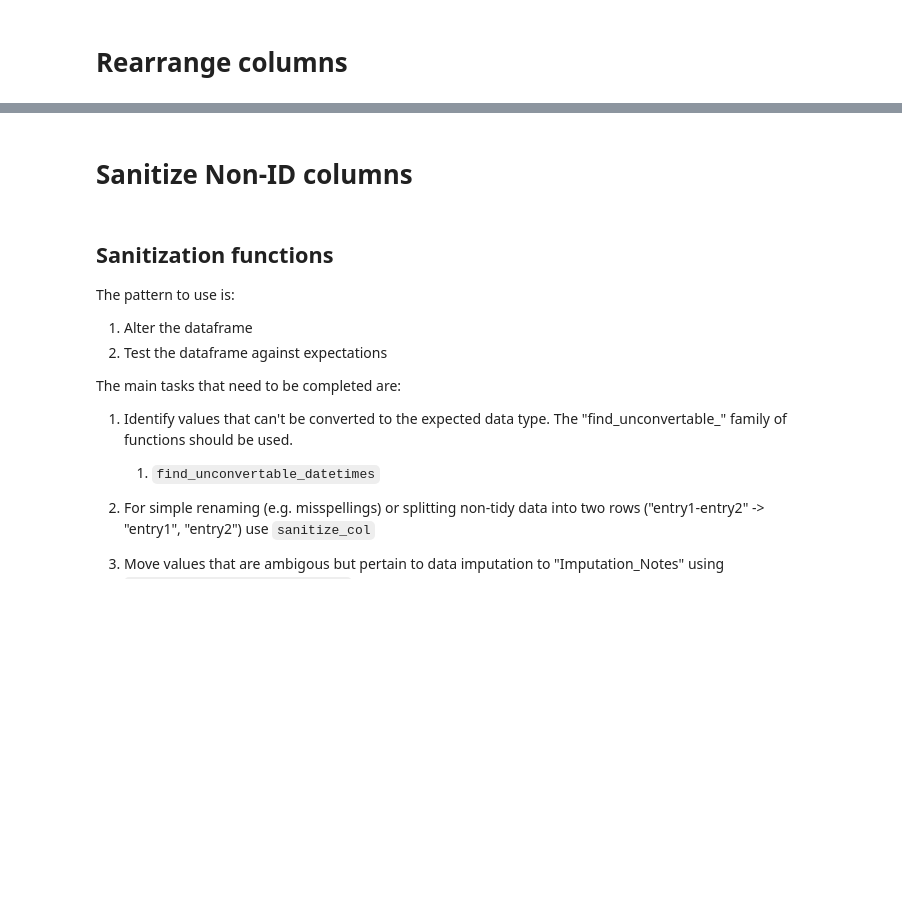
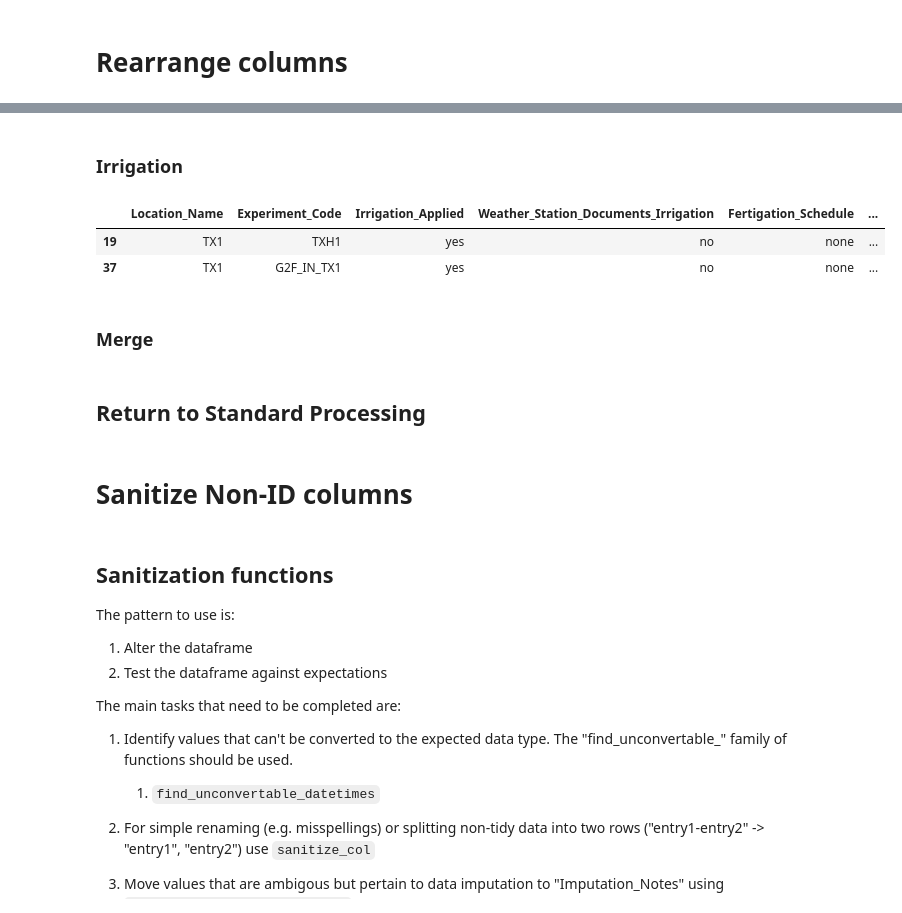
Before and after one commit to danielkick/g2fd, a Jupyter notebook: 02_FreshStart_2014.ipynb, the cells around one changed output, grey strips where cells are left out. Cells and saved outputs as stored; diff of their text form; code cells hidden in the pictures; blank space fills up the shorter version.

```diff
--- a/02_FreshStart_2014.ipynb
+++ b/02_FreshStart_2014.ipynb
@@ -167,0 +121,8 @@ meta.loc[:, ['Location name',
+# %%
+# Pull out managment from metadata
+id_cols = ['Location_Name', 'Experiment_Code']
+mgmt_cols = ['Insecticide', 'Pre_Plant_Herbicide', 'Post_Plant_Herbicide', 'N_Unit_lbs_per_A', 'P_Unit_lbs_per_A', 'K_Unit_lbs_per_A', 'Nutrient_Schedule', 'Irrigation_Applied', 'Weather_Station_Documents_Irrigation', 'Fertigation_Schedule', 'Irrigation_Schedule']
+mgmt = meta.loc[:, ['Location_Name', 'Experiment_Code']+mgmt_cols].drop_duplicates()
+meta = meta.drop(columns=mgmt_cols)
+
+accumulator = mgmt.loc[:, id_cols].drop_duplicates()
@@ -167,0 +131,12 @@ meta.loc[:, ['Location name',
+# %%
+temp = mgmt.loc[:, id_cols+[
+    'N_Unit_lbs_per_A', # |- total per season?
+    'P_Unit_lbs_per_A', # |
+    'K_Unit_lbs_per_A', # |
+    'Nutrient_Schedule']]
+
+for e in ['Application', 'Product', 'Date_Datetime', 'Amount_Per_Acre', 'Unit', 'Imputation_Notes']:
+    temp = safe_create_col(temp, e)
+    temp.loc[:, e] = temp.loc[:, e].astype('string')
+
+temp.Date_Datetime = temp.Date_Datetime.astype('string')
@@ -167,0 +380,30 @@ meta.loc[:, ['Location name',
+# %% [markdown]
+### Irrigation
+# %%
+temp = mgmt.loc[:, id_cols+[
+    'Irrigation_Applied',
+    'Weather_Station_Documents_Irrigation',
+    'Fertigation_Schedule',
+    'Irrigation_Schedule']]
+
+for e in ['Application', 'Product', 'Date_Datetime', 'Amount_Per_Acre', 'Unit', 'Imputation_Notes']:
+    temp = safe_create_col(temp, e)
+    temp.loc[:, e] = temp.loc[:, e].astype('string')
+
+temp.Date_Datetime = temp.Date_Datetime.astype('string')
+# %%
+# only need to consider those with records not traced by the weather station
+temp = temp.loc[temp.Irrigation_Applied.isin(['Yes', 'yes'])]
+temp = temp.loc[temp.Irrigation_Schedule.notna()]
+temp = temp.loc[temp.Weather_Station_Documents_Irrigation.isin(['no'])]
+
+# TX1 (Experiment_Code: TXH1 and G2F_IN_TX1) had
+# '4/29/2014 and 6/17/2014; flood irrigated',
+# 'May 4; 2014 and June 19; 2014; flood irrigated'
+# but have no values recorded for amount
+
+temp
+# %% [output]
+|  | Location_Name | Experiment_Code | Irrigation_Applied | Weather_Station_Documents_Irrigation | Fertigation_Schedule | ... |
+| 19 | TX1 | TXH1 | yes | no | none | ... |
+| 37 | TX1 | G2F_IN_TX1 | yes | no | none | ... |
@@ -167,0 +418,2 @@ meta.loc[:, ['Location name',
+# %% [markdown]
+### Merge
@@ -167,0 +426,2 @@ meta.loc[:, ['Location name',
+# %% [markdown]
+## Return to Standard Processing
```
Also changed, not shown: parts of 51 cells of this notebook, 8 other files.
